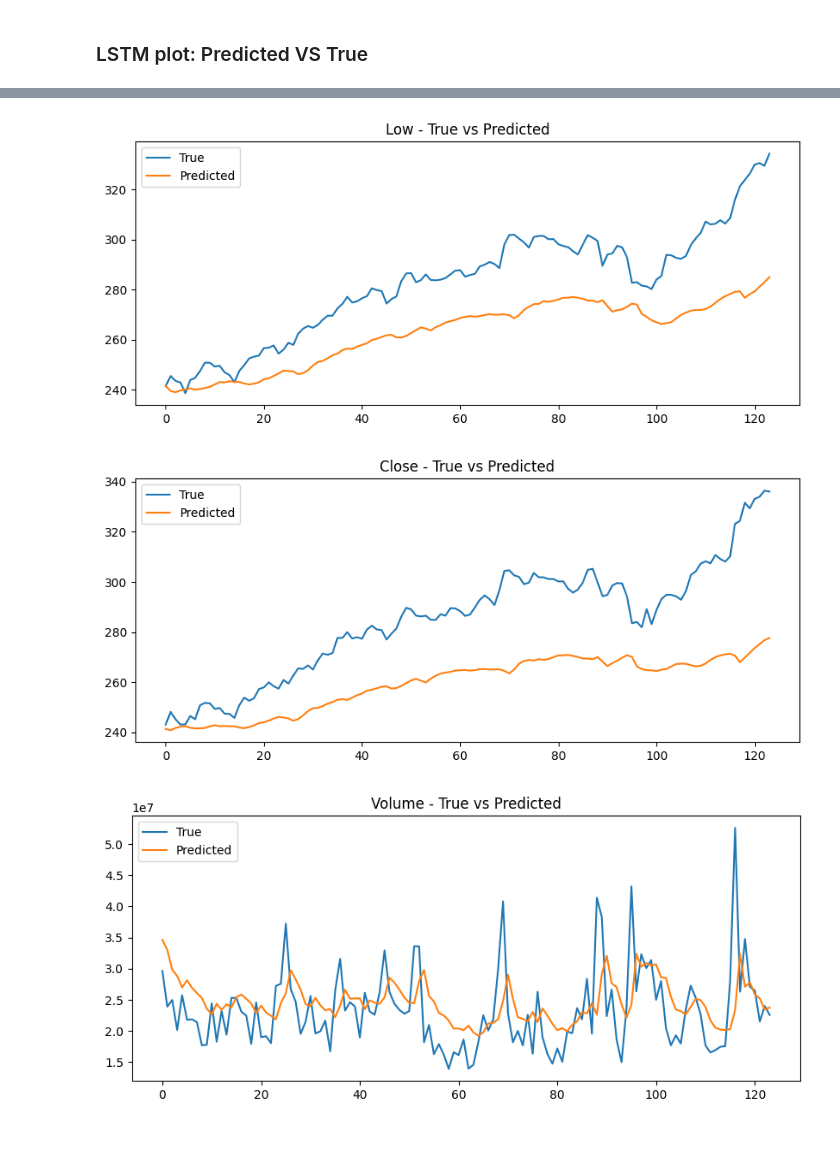
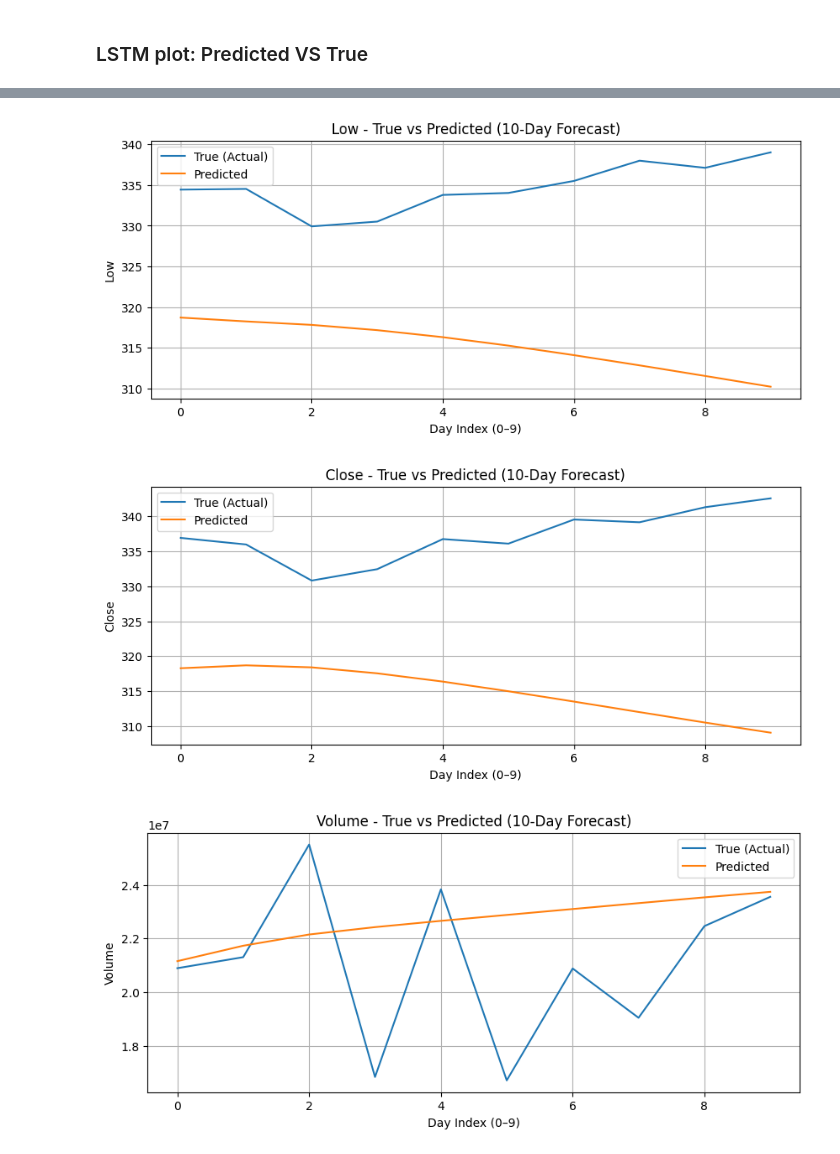
Before and after one commit to Daviey52/try, a Jupyter notebook: Assignment4.ipynb, the cells around one changed output, grey strips where cells are left out. Cells and saved outputs as stored; diff of their text form; code cells hidden in the pictures.

```diff
--- a/Assignment4.ipynb
+++ b/Assignment4.ipynb
@@ -396,11 +404,14 @@ Volume: 10348463.2419
 # %%
 import matplotlib.pyplot as plt
 
-for i, col in enumerate(["Open","High","Low","Close","Volume"]):
+for i, col in enumerate(columns):
     plt.figure(figsize=(10,4))
-    plt.plot(y_true_values[:, i], label="True")
-    plt.plot(y_pred[:, i], label="Predicted")
-    plt.title(f"{col} - True vs Predicted")
+    plt.plot(true_10[:, i], label="True (Actual)")
+    plt.plot(future_Srnn[:, i], label="Predicted")
+    plt.title(f"{col} - True vs Predicted (10-Day Forecast)")
+    plt.xlabel("Day Index (0–9)")
+    plt.ylabel(col)
     plt.legend()
+    plt.grid(True)
     plt.show()
 # %% [output]
@@ -438,12 +449,10 @@ print(GRU_predTable)
 # %% [markdown]
 MSE Calulations
 # %%
-y_pred_scaled = model2.predict(X_test)
-y_pred = scaler.inverse_transform(y_pred_scaled)
-y_true_values = scaler.inverse_transform(y_test)
 mae = {}
 for i, col in enumerate (["Open","High","Low","Close","Volume"]):
-  mae[col] = mean_absolute_error(y_true_values[:, i], y_pred[:, i])
+  mae[col] = mean_absolute_error(true_10[:, i], future_GRU_pred[:, i])
+
 print("MAE per feature:")
 for k, v in mae.items():
     print(f"{k}: {v:.4f}")
@@ -458,11 +466,14 @@ Volume: 5477244.3226
 # %% [markdown]
 GRU plot predicted VS True
 # %%
-for i, col in enumerate(["Open","High","Low","Close","Volume"]):
+for i, col in enumerate(columns):
     plt.figure(figsize=(10,4))
-    plt.plot(y_true_values[:, i], label="True")
-    plt.plot(y_pred[:, i], label="Predicted")
-    plt.title(f"{col} - True vs Predicted")
+    plt.plot(true_10[:, i], label="True (Actual)")
+    plt.plot(future_GRU_pred[:, i], label="Predicted")
+    plt.title(f"{col} - True vs Predicted (10-Day Forecast)")
+    plt.xlabel("Day Index (0–9)")
+    plt.ylabel(col)
     plt.legend()
+    plt.grid(True)
     plt.show()
 # %% [output]
@@ -501,12 +512,10 @@ print(LSTM_predTable)
 # %% [markdown]
 ### MSE Calulations
 # %%
-y_pred_scaled = model3.predict(X_test)
-y_pred = scaler.inverse_transform(y_pred_scaled)
-y_true_values = scaler.inverse_transform(y_test)
 mae = {}
 for i, col in enumerate (["Open","High","Low","Close","Volume"]):
-  mae[col] = mean_absolute_error(y_true_values[:, i], y_pred[:, i])
+  mae[col] = mean_absolute_error(true_10[:, i], future_LSTM_pred[:, i])
+
 print("MAE per feature:")
 for k, v in mae.items():
     print(f"{k}: {v:.4f}")
@@ -521,11 +529,14 @@ Volume: 4780007.3871
 # %% [markdown]
 ### LSTM plot: Predicted VS True
 # %%
-for i, col in enumerate(["Open","High","Low","Close","Volume"]):
+for i, col in enumerate(columns):
     plt.figure(figsize=(10,4))
-    plt.plot(y_true_values[:, i], label="True")
-    plt.plot(y_pred[:, i], label="Predicted")
-    plt.title(f"{col} - True vs Predicted")
+    plt.plot(true_10[:, i], label="True (Actual)")
+    plt.plot(future_LSTM_pred[:, i], label="Predicted")
+    plt.title(f"{col} - True vs Predicted (10-Day Forecast)")
+    plt.xlabel("Day Index (0–9)")
+    plt.ylabel(col)
     plt.legend()
+    plt.grid(True)
     plt.show()
 # %% [output]
@@ -534,6 +545,6 @@ for i, col in enumerate(["Open","High","Low","Close","Volume"]):
-[figure, old version]
+[figure, new version]
-[figure, old version]
+[figure, new version]
-[figure, old version]
+[figure, new version]
 # %% [markdown]
 ### Evaluation of the models
 
```
Also changed, not shown: parts of 24 cells of this notebook.
